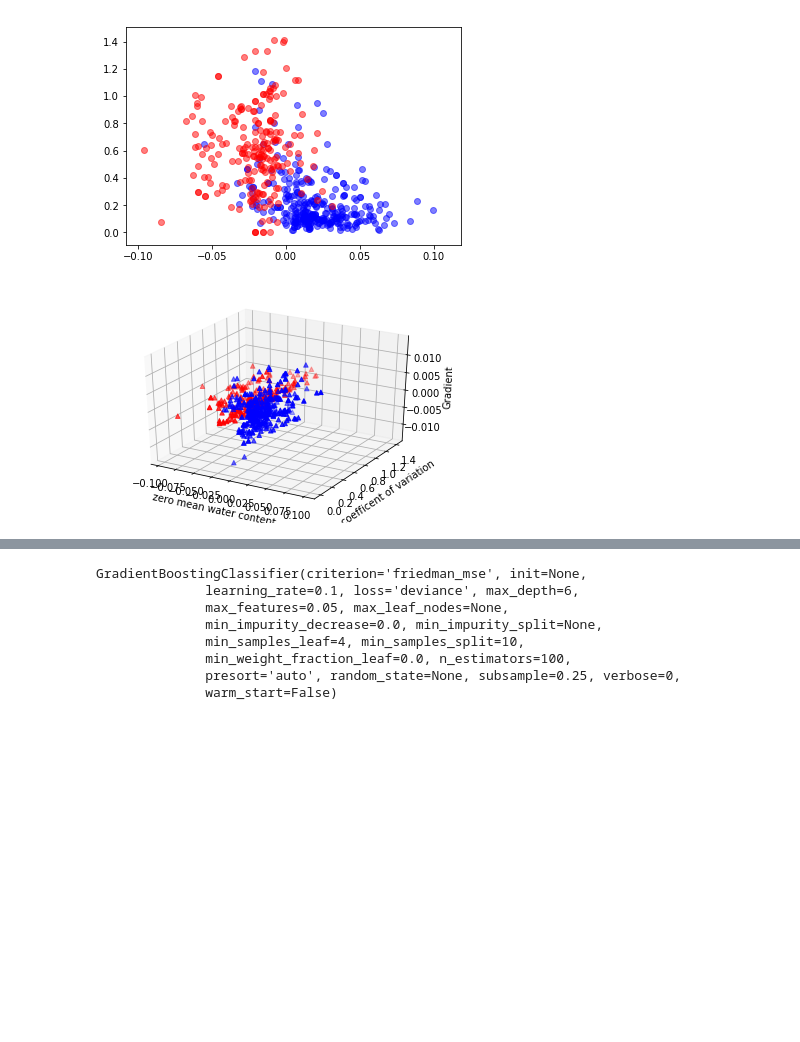
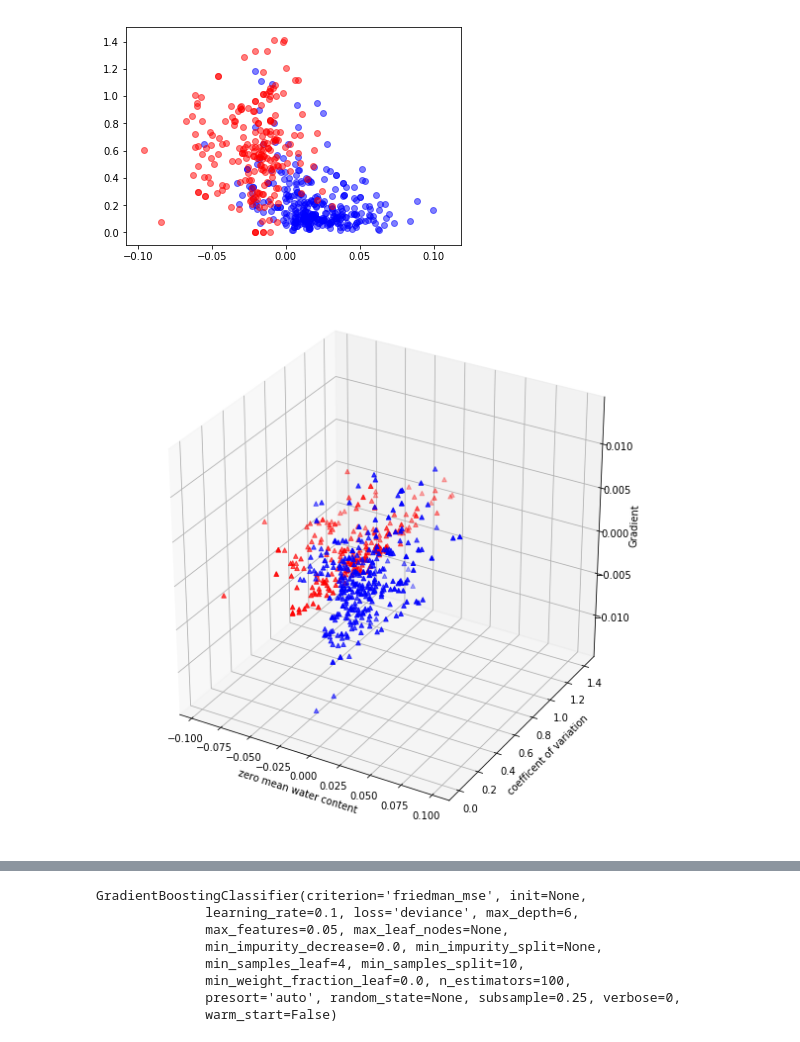
Before and after one commit to GeoscienceAustralia/hydrogeol_utils, a Jupyter notebook: notebooks/EastKimberley_water_table_mapping.ipynb, the cells around one changed output, grey strips where cells are left out. Drawn from its saved outputs; the diff is of its cells as text; code cells hidden in the pictures; blank space fills up the shorter version.

```diff
--- a/notebooks/EastKimberley_water_table_mapping.ipynb
+++ b/notebooks/EastKimberley_water_table_mapping.ipynb
@@ -944,28 +924,28 @@ plt.show()
 # %%
 from mpl_toolkits.mplot3d import Axes3D
 
-fig = plt.figure()
+fig = plt.figure(figsize = (10,10))
 ax = fig.add_subplot(111, projection='3d')
 
 saturated = df_SNMR_params[df_SNMR_params['saturated'] == 1.]
 unsaturated = df_SNMR_params[df_SNMR_params['saturated'] == 0.]
 
 ax.scatter(saturated['Total_water_content_zero_mean'].values,
            saturated['Total_water_content_CV_4'].values,
            saturated['Total_water_content_gradient_8'].values, c = 'blue', marker = '^')
 
 
 ax.scatter(unsaturated['Total_water_content_zero_mean'].values,
            unsaturated['Total_water_content_CV_4'].values,
            unsaturated['Total_water_content_gradient_8'].values, c = 'red', marker = '^')
 
 ax.set_xlabel('zero mean water content')
 ax.set_ylabel('coefficent of variation')
 ax.set_zlabel('Gradient')
 
 plt.show()
 # %% [output]
-[figure, old version]
+[figure, new version]
 # %%
 # Train a classifier on this to get probability of saturation given
 # the zero mean, coefficient of variation and gradient
```
Also changed, not shown: parts of 32 cells of this notebook, 1 other file.
